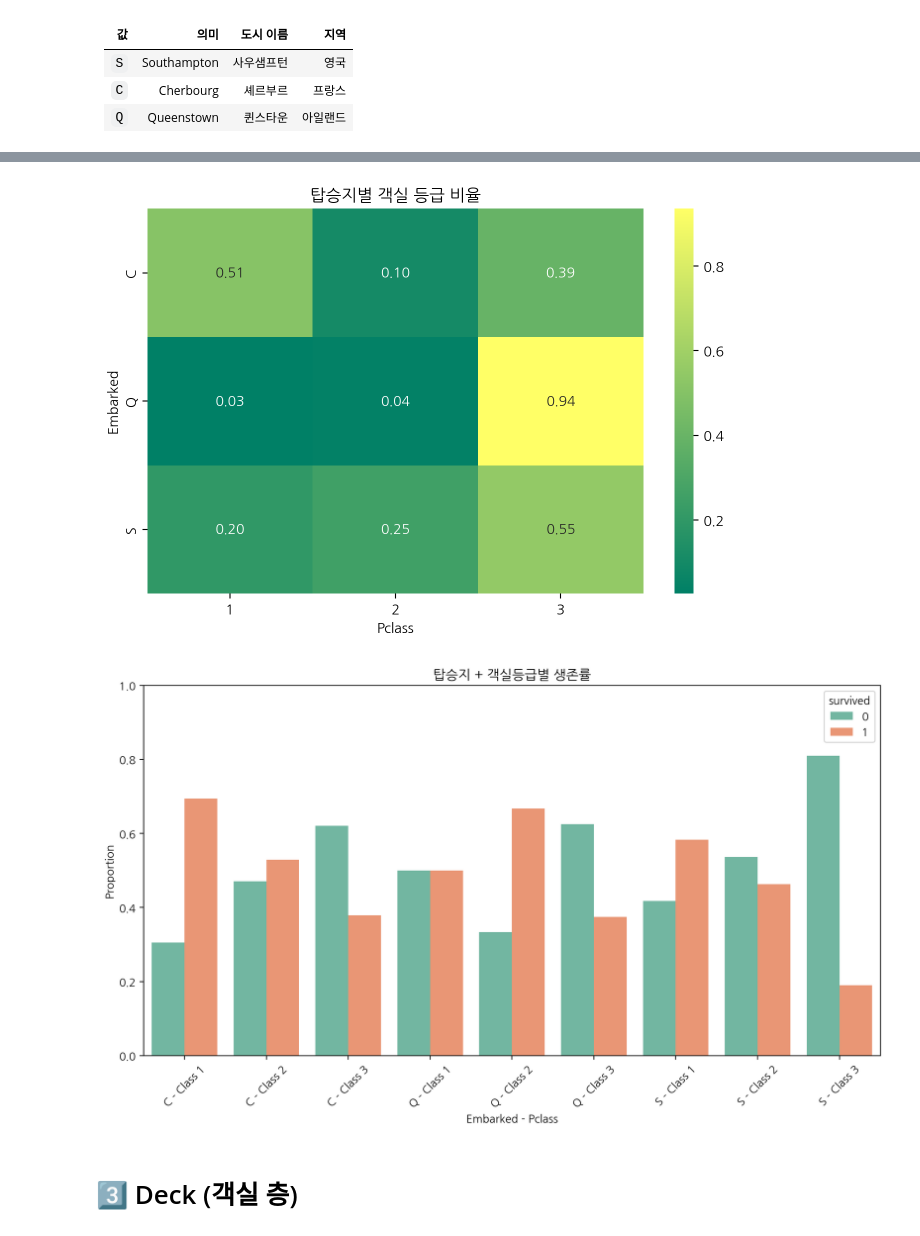
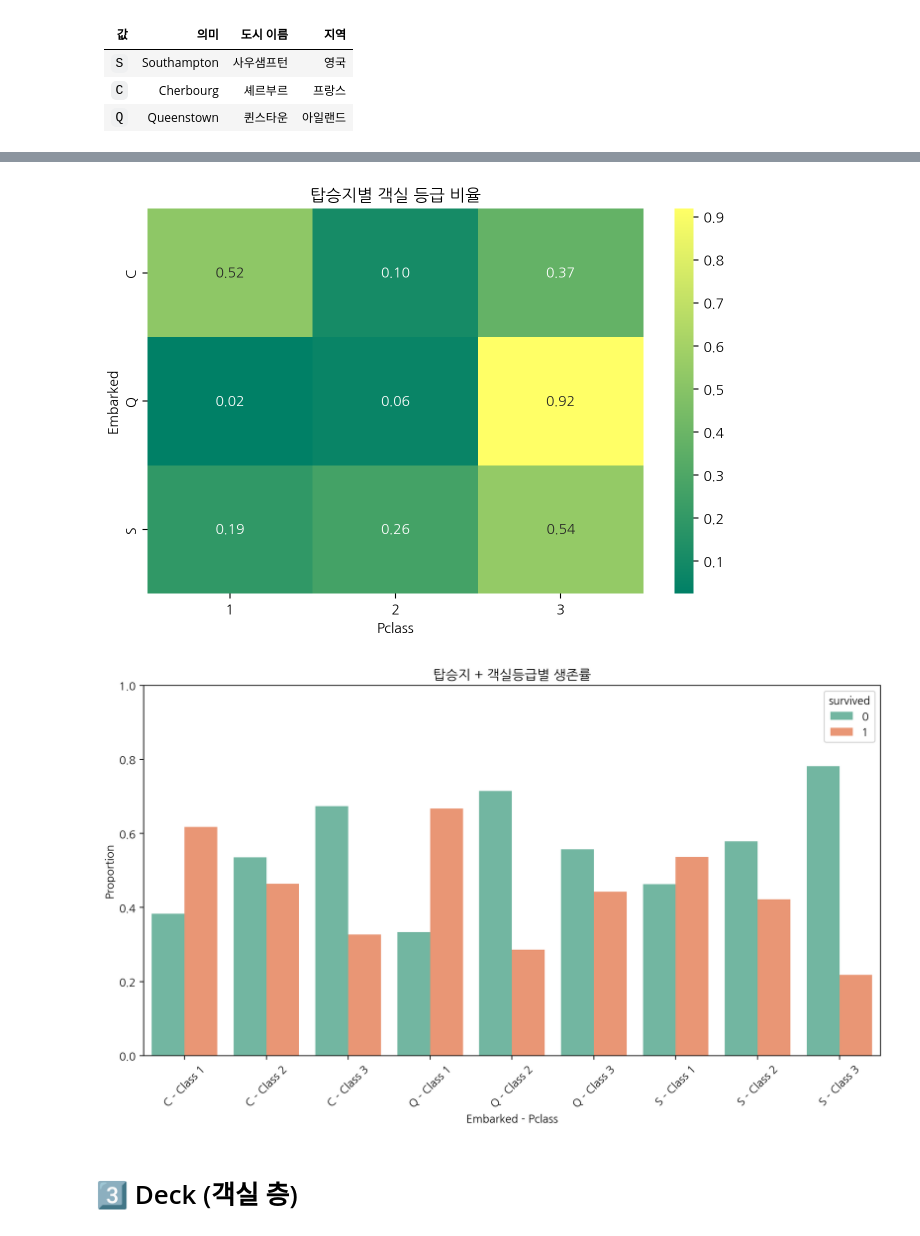
Before and after one commit to carvestar/25-BDA-TeamDP, a Jupyter notebook: 25_BDA_Titanic_B_TeamDP.ipynb, the cells around one changed output, grey strips where cells are left out. Saved outputs shown, nothing was run; the diff lists cells and outputs as text; code cells hidden in the pictures.

```diff
--- a/25_BDA_Titanic_B_TeamDP.ipynb
+++ b/25_BDA_Titanic_B_TeamDP.ipynb
@@ -34,6 +34,7 @@ import koreanize_matplotlib
 # %%
 %config InlineBackend.figure_format = 'retina'
 # %%
-ttn = sns.load_dataset('titanic')
+# ttn = sns.load_dataset('titanic')
+ttn = pd.read_csv('titanic1309.csv')
 ttn.head()
 # %% [output]
@@ -124,7 +125,7 @@ plt.show()
 # %%
 # 탑승지별 객실 등급 비율 (히트맵)
 
-heat_data = pd.crosstab(ttn['embarked'], ttn['pclass'], normalize='index')  # index 기준 정규화
+heat_data = pd.crosstab(ttn['Embarked'], ttn['Pclass'], normalize='index')  # index 기준 정규화
 plt.figure(figsize=(8, 5))
 sns.heatmap(heat_data, annot=True, fmt=".2f", cmap='summer')
 plt.title("탑승지별 객실 등급 비율")
@@ -134,33 +135,33 @@ plt.show()
 
 # = C 항구의 1등석 비율이 0.51로 가장 많았고, Q 항구의 3등석 비율이 0.94로 가장 많음
 # %% [output]
-[figure, old version]
+[figure, new version]
 # %%
 # 탑승지 + 객실등급별 생존률
 
-grouped = ttn.groupby(['embarked', 'pclass', 'survived']).size().reset_index(name='count')
+grouped = ttn.groupby(['Embarked', 'Pclass', 'Survived']).size().reset_index(name='count')
 
 # 각 (Embarked, Pclass) 조합 기준으로 정규화
-grouped['percent'] = grouped.groupby(['embarked', 'pclass'])['count'].transform(lambda x: x / x.sum())
+grouped['percent'] = grouped.groupby(['Embarked', 'Pclass'])['count'].transform(lambda x: x / x.sum())
 
 # x축 라벨 조합으로 묶기
-grouped['label'] = grouped['embarked'].astype(str) + ' - Class ' + grouped['pclass'].astype(str)
+grouped['label'] = grouped['Embarked'].astype(str) + ' - Class ' + grouped['Pclass'].astype(str)
 
 # 시각화
 plt.figure(figsize=(10, 6))
-sns.barplot(data=grouped, x='label', y='percent', hue='survived', palette='Set2')
+sns.barplot(data=grouped, x='label', y='percent', hue='Survived', palette='Set2')
 
 plt.title("탑승지 + 객실등급별 생존률")
 plt.ylabel("Proportion")
 plt.xlabel("Embarked - Pclass")
 plt.ylim(0, 1)
 plt.xticks(rotation=45)
 plt.legend(title="survived")
 
 plt.tight_layout()
 plt.show()
 # %% [output]
-[figure, old version]
+[figure, new version]
 # %% [markdown]
 # 3️⃣ Deck (객실 층)
 # %% [markdown]
```
Also changed, not shown: parts of 17 cells of this notebook.
